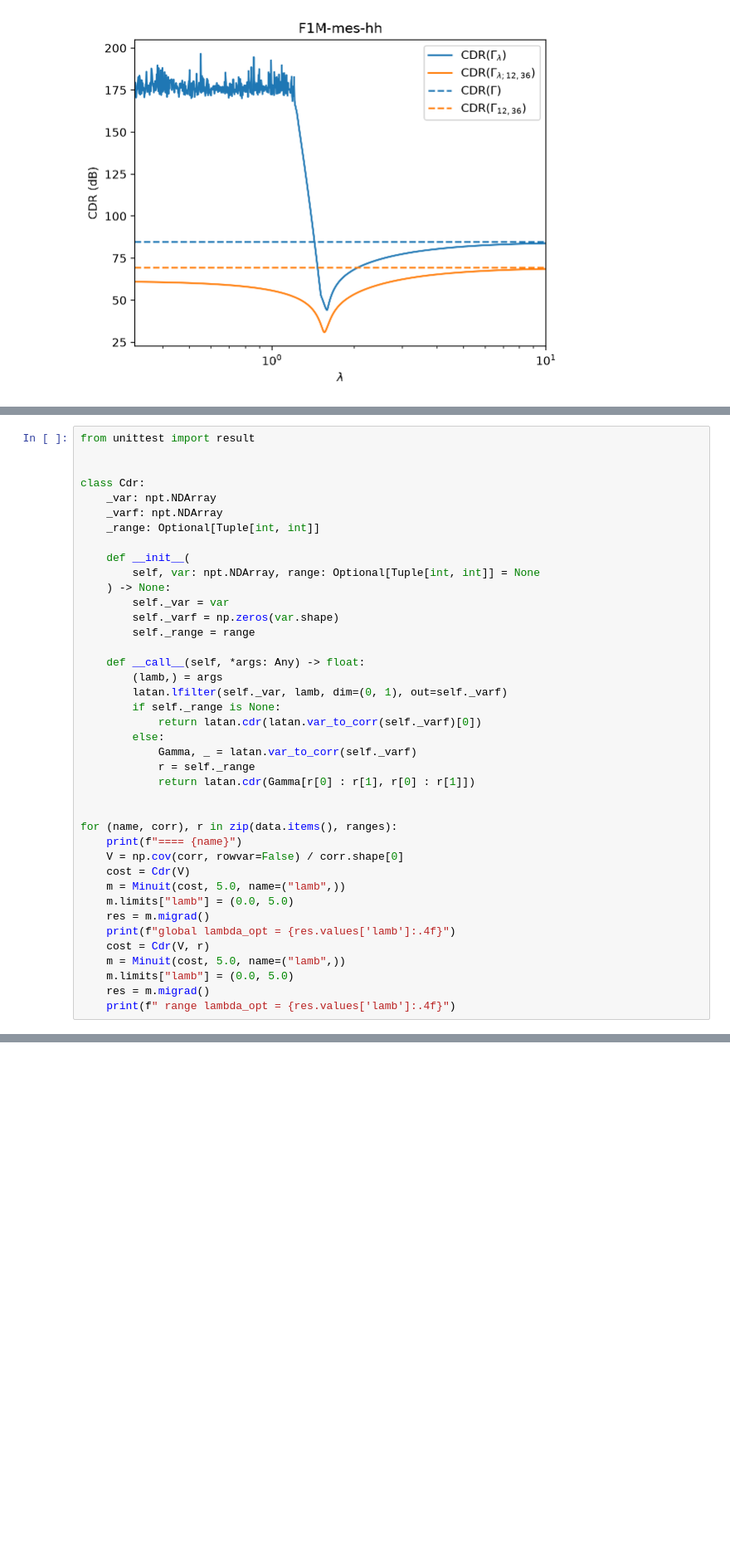
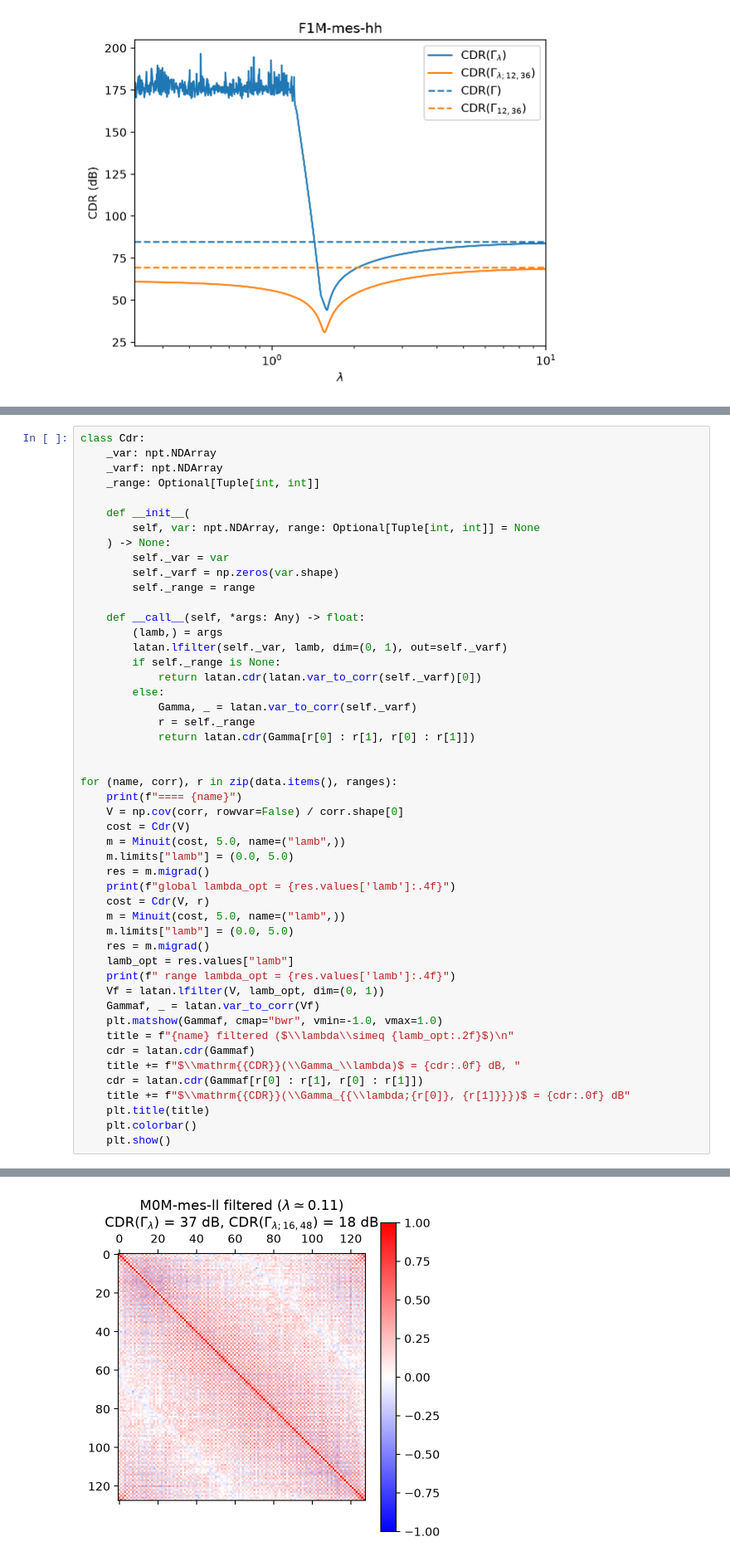
Before and after one commit to aportelli/latan, a Jupyter notebook: notebooks/2508.11541.ipynb, the cells around one changed output, grey strips where cells are left out. Shown at 83% size. Drawn from its saved outputs; the diff is of its cells as text; blank space fills up the shorter version.

Commit message:
laplace filter p-value contour plots

```diff
--- a/notebooks/2508.11541.ipynb
+++ b/notebooks/2508.11541.ipynb
@@ -121,7 +131,4 @@ for (name, corr), r, lr in zip(data.items(), ranges, log_range):
 # %%
-from unittest import result
-
-
 class Cdr:
     _var: npt.NDArray
     _varf: npt.NDArray
@@ -157,7 +164,19 @@ for (name, corr), r in zip(data.items(), ranges):
     m = Minuit(cost, 5.0, name=("lamb",))
     m.limits["lamb"] = (0.0, 5.0)
     res = m.migrad()
+    lamb_opt = res.values["lamb"]
     print(f" range lambda_opt = {res.values['lamb']:.4f}")
+    Vf = latan.lfilter(V, lamb_opt, dim=(0, 1))
+    Gammaf, _ = latan.var_to_corr(Vf)
+    plt.matshow(Gammaf, cmap="bwr", vmin=-1.0, vmax=1.0)
+    title = f"{name} filtered ($\\lambda\\simeq {lamb_opt:.2f}$)\n"
+    cdr = latan.cdr(Gammaf)
+    title += f"$\\mathrm{{CDR}}(\\Gamma_\\lambda)$ = {cdr:.0f} dB, "
+    cdr = latan.cdr(Gammaf[r[0] : r[1], r[0] : r[1]])
+    title += f"$\\mathrm{{CDR}}(\\Gamma_{{\\lambda;{r[0]}, {r[1]}}})$ = {cdr:.0f} dB"
+    plt.title(title)
+    plt.colorbar()
+    plt.show()
 # %% [output]
 ==== M0M-mes-ll
 global lambda_opt = 0.1050
@@ -170,0 +184 @@ global lambda_opt = 1.5901
+[figure, added]
```
Also changed, not shown: parts of 12 cells of this notebook, 5 other files.
